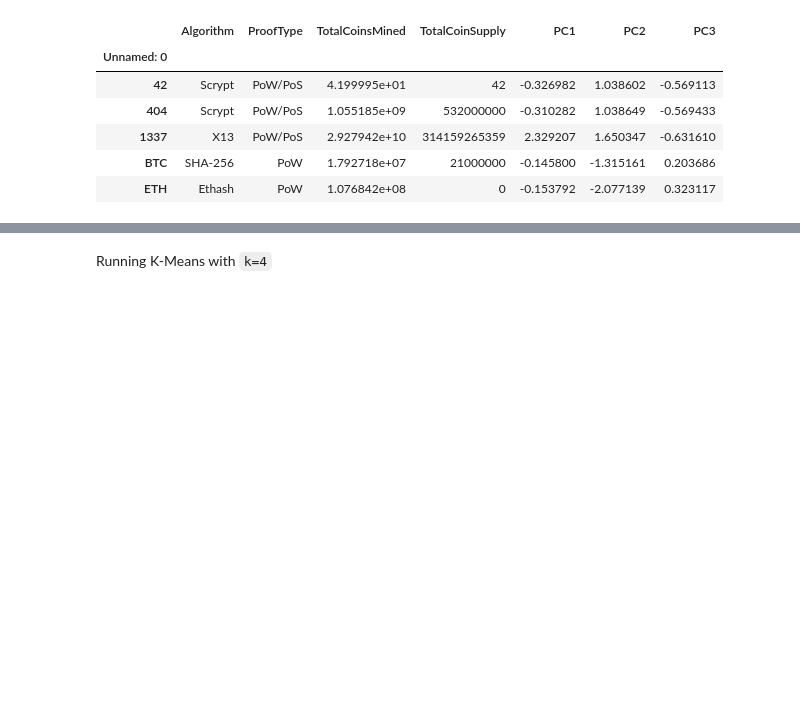
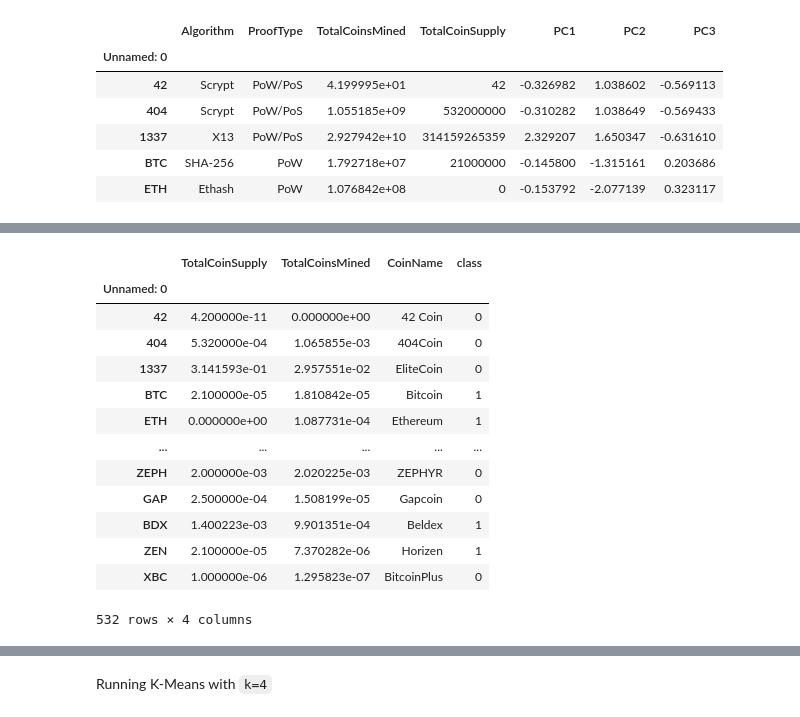
Before and after one commit to mustafaikizler/Cryptocurrencies, a Jupyter notebook: crypto_clustering.ipynb, the cells around one changed output, grey strips where cells are left out. Cells and saved outputs as stored; diff of their text form; code cells hidden in the pictures; blank space fills up the shorter version.

```diff
--- a/crypto_clustering.ipynb
+++ b/crypto_clustering.ipynb
@@ -292,0 +354,4 @@ clustred_df1.head()
+# %%
+# Scaling data to create the scatter plot with tradable cryptocurrencies.
+X_supplied_mined = clustered_df2[["TotalCoinSupply","TotalCoinsMined"]]
+X_supplied_mined
@@ -292,0 +373,4 @@ clustred_df1.head()
+# %%
+#scale dataset using MinMaxScaler()
+X_supplied_mined_scaled = MinMaxScaler().fit_transform(X_supplied_mined)
+X_supplied_mined_scaled
@@ -292,0 +387,2 @@ clustred_df1.head()
+# %%
+X_supplied_mined_scaled_df = pd.DataFrame(X_supplied_mined_scaled, columns=["TotalCoinSupply","TotalCoinsMined"], index=clustered_df2.index)
@@ -293,4 +406,20 @@ clustred_df1.head()
 # %%
-clustred_df1 = clustred_df1.merge(crypto_df_names, left_index=True, right_index=True)
+X_supplied_mined_scaled_df = X_supplied_mined_scaled_df.merge(crypto_df_names, left_index=True, right_index=True)
 # %%
-clustred_df1["class"] = model.labels_
+X_supplied_mined_scaled_df["class"] = model.labels_
+X_supplied_mined_scaled_df
+# %% [output]
+|  | TotalCoinSupply | TotalCoinsMined | CoinName | class |
+| Unnamed: 0 |  |  |  |  |
+| 42 | 4.200000e-11 | 0.000000e+00 | 42 Coin | 0 |
+| 404 | 5.320000e-04 | 1.065855e-03 | 404Coin | 0 |
+| 1337 | 3.141593e-01 | 2.957551e-02 | EliteCoin | 0 |
+| BTC | 2.100000e-05 | 1.810842e-05 | Bitcoin | 1 |
+| ETH | 0.000000e+00 | 1.087731e-04 | Ethereum | 1 |
+| ... | ... | ... | ... | ... |
+| ZEPH | 2.000000e-03 | 2.020225e-03 | ZEPHYR | 0 |
+| GAP | 2.500000e-04 | 1.508199e-05 | Gapcoin | 0 |
+| BDX | 1.400223e-03 | 9.901351e-04 | Beldex | 1 |
+| ZEN | 2.100000e-05 | 7.370282e-06 | Horizen | 1 |
+| XBC | 1.000000e-06 | 1.295823e-07 | BitcoinPlus | 0 |
+532 rows × 4 columns
```
Also changed, not shown: parts of 31 cells of this notebook, 1 other file.
